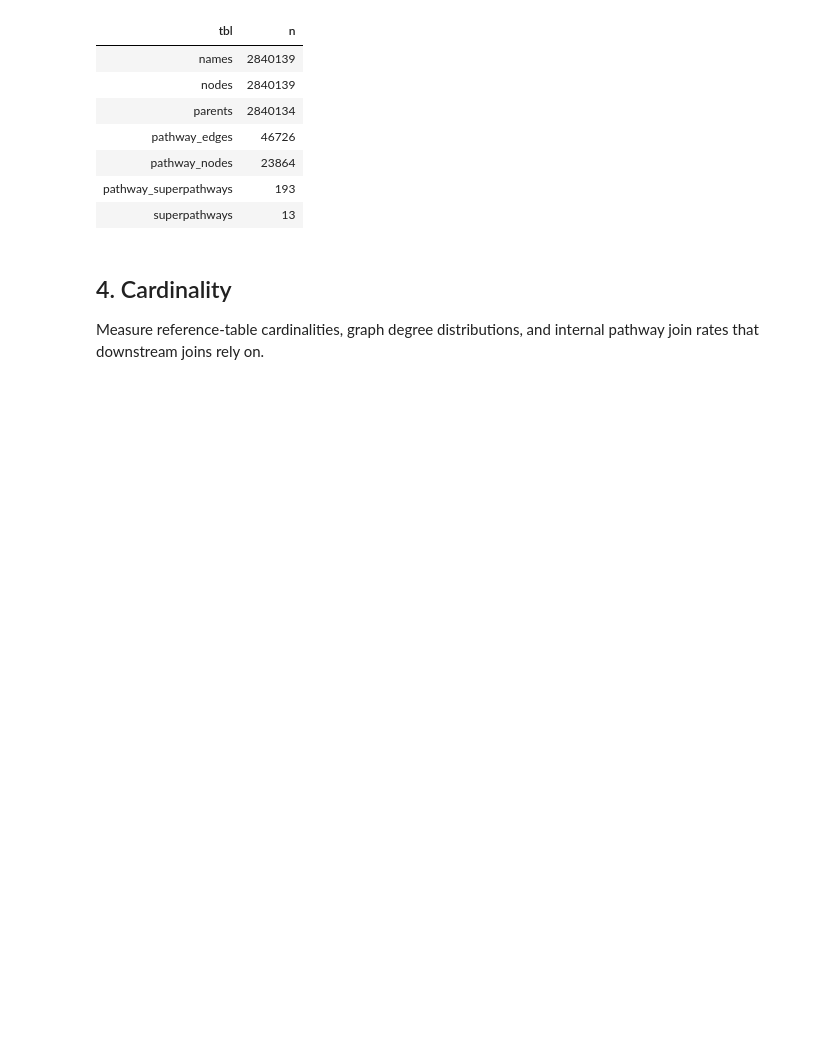
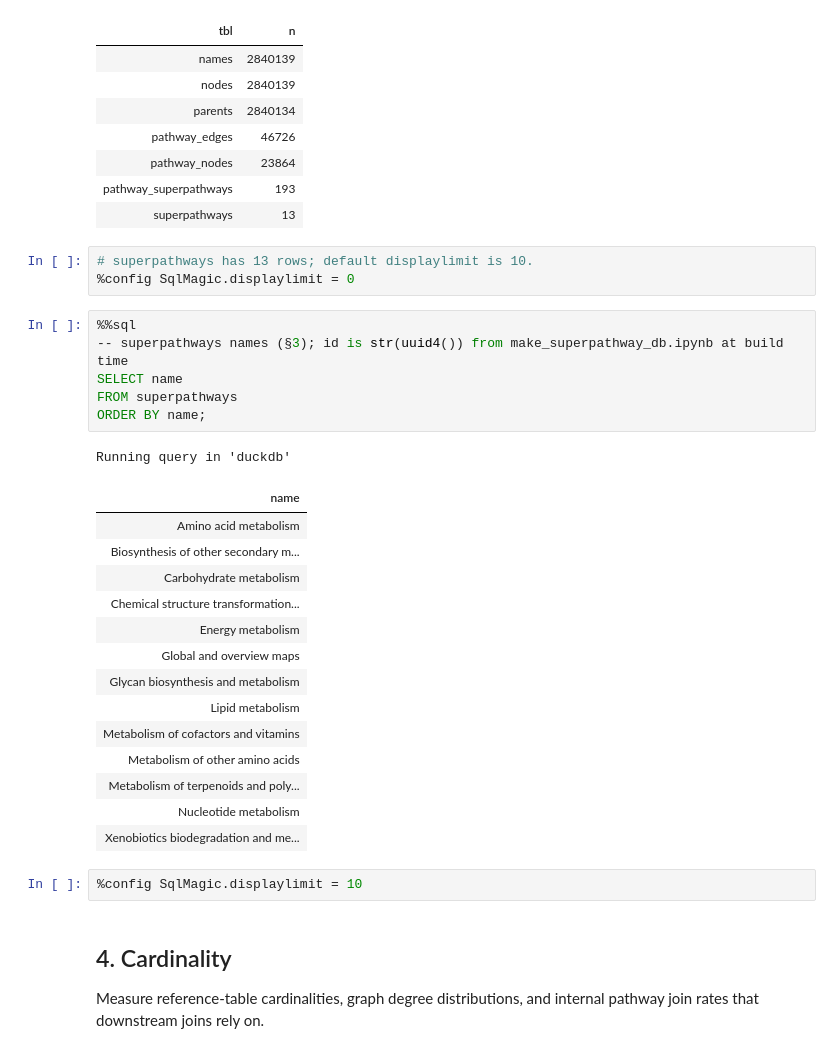
Before and after one commit to ParkinsonLab/metapro-data-vis, a Jupyter notebook: analytics/exploration/notebooks/exploratory_analysis.ipynb, the cells around one changed output. Saved outputs shown, nothing was run; the diff lists cells and outputs as text; blank space fills up the shorter version.

```diff
--- a/analytics/exploration/notebooks/exploratory_analysis.ipynb
+++ b/analytics/exploration/notebooks/exploratory_analysis.ipynb
@@ -141,6 +141,33 @@ Running query in 'duckdb'
 | pathway_nodes | 23864 |
 | pathway_superpathways | 193 |
 | superpathways | 13 |
+# %%
+# superpathways has 13 rows; default displaylimit is 10.
+%config SqlMagic.displaylimit = 0
+# %%
+%%sql
+-- superpathways names (§3); id is str(uuid4()) from make_superpathway_db.ipynb at build time
+SELECT name
+FROM superpathways
+ORDER BY name;
+# %% [output]
+Running query in 'duckdb'
+| name |
+| Amino acid metabolism |
+| Biosynthesis of other secondary m... |
+| Carbohydrate metabolism |
+| Chemical structure transformation... |
+| Energy metabolism |
+| Global and overview maps |
+| Glycan biosynthesis and metabolism |
+| Lipid metabolism |
+| Metabolism of cofactors and vitamins |
+| Metabolism of other amino acids |
+| Metabolism of terpenoids and poly... |
+| Nucleotide metabolism |
+| Xenobiotics biodegradation and me... |
+# %%
+%config SqlMagic.displaylimit = 10
 # %% [markdown]
 ## 4. Cardinality
 
```
Also changed, not shown: parts of 1 cell of this notebook, 1 other file.
